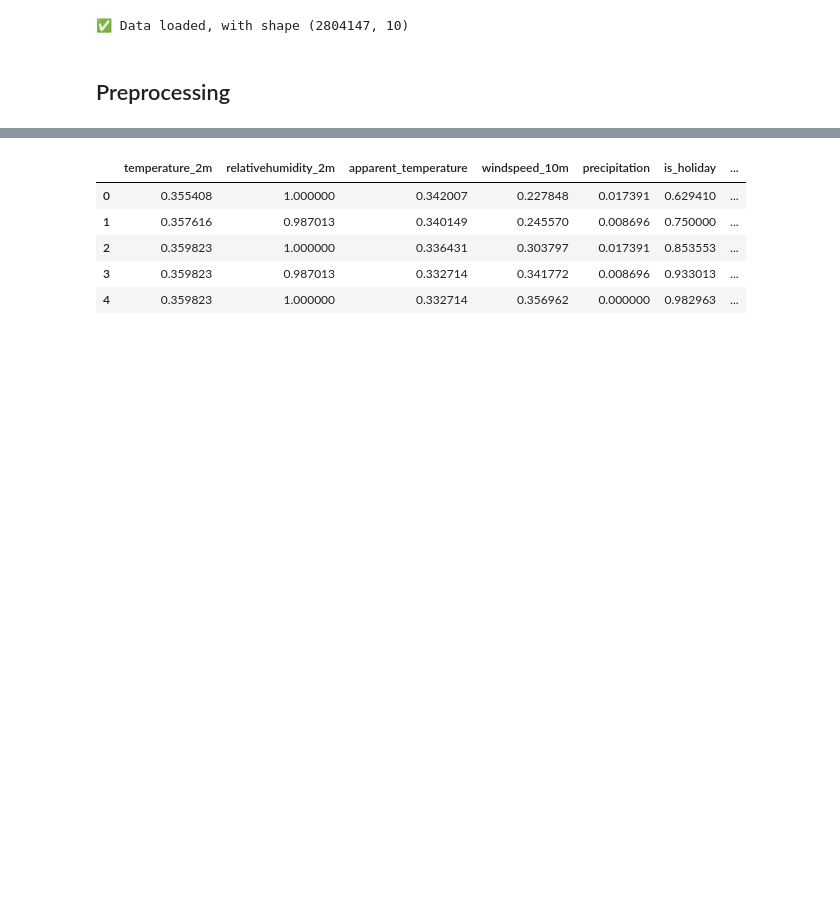
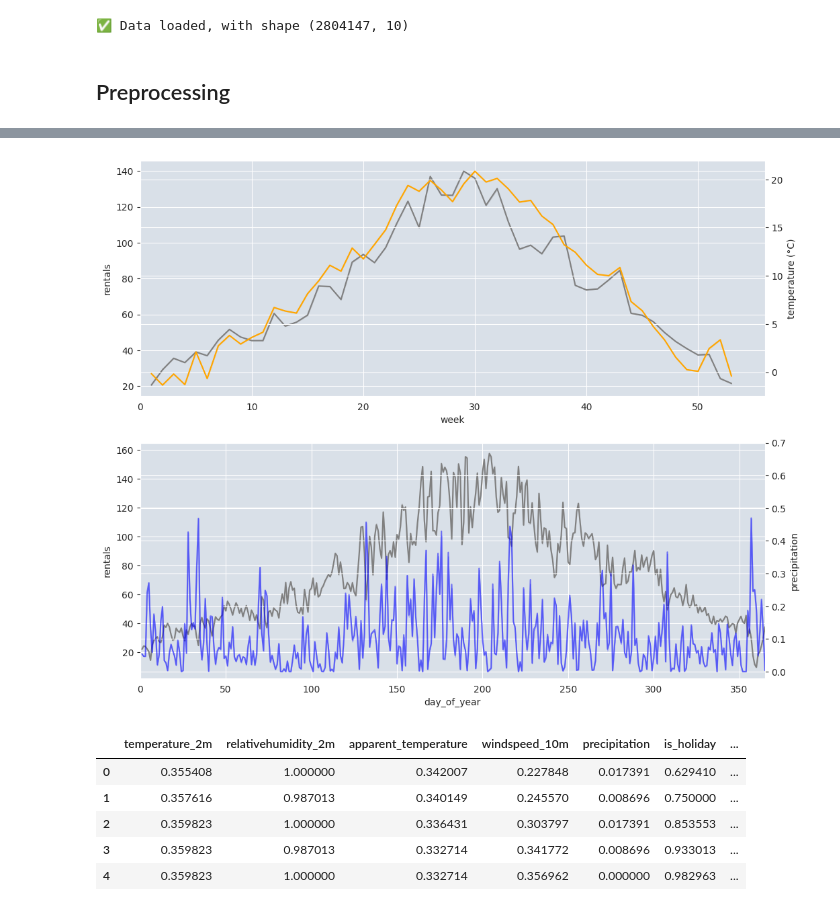
Before and after one commit to shoefer987/bike_sharing_demand, a Jupyter notebook: notebooks/shoefer987_preprocessing.ipynb, the cells around one changed output, grey strips where cells are left out. Cells and saved outputs as stored; diff of their text form; code cells hidden in the pictures; blank space fills up the shorter version.

```diff
--- a/notebooks/shoefer987_preprocessing.ipynb
+++ b/notebooks/shoefer987_preprocessing.ipynb
@@ -486,3 +549,21 @@ y.to_csv(cache_path_y_preproc , header=True , index=False)
+# %%
+fig, ax = plt.subplots(2,1, figsize=(12,10))
+sns.lineplot(x='week', y='rentals_total', data=merged_df, ax=ax[0], errorbar=('ci',0), color='grey')
+ax[0].set_ylabel('rentals')
+ax[0].set_xlim(0,56)
+ax2 = ax[0].twinx()
+sns.lineplot(x='week', y='temperature_2m', data=weather, ax=ax2, errorbar=('ci', 0), color='orange')
+ax2.set_ylabel('temperature (°C)')
+
+sns.lineplot(x='day_of_year', y='rentals_total', data=merged_df, ax=ax[1], errorbar=('ci',0), color='grey')
+ax[1].set_ylabel('rentals')
+ax[1].set_xlim(0,365)
+ax3 = ax[1].twinx()
+sns.lineplot(x='day_of_year', y='precipitation', data=weather, ax=ax3, errorbar=('ci', 0), color='blue', alpha=0.5)
+ax3.set_ylabel('precipitation')
+ax3.set_ylim(-0.02,0.7);
+# %% [output]
+[figure, added]
 # %%
 X_processed.head()
 # %% [output]
```
Also changed, not shown: parts of 11 cells of this notebook.
